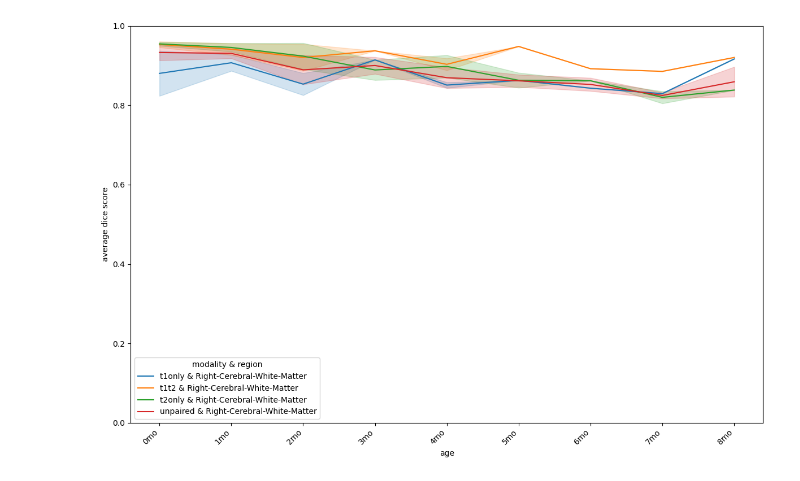
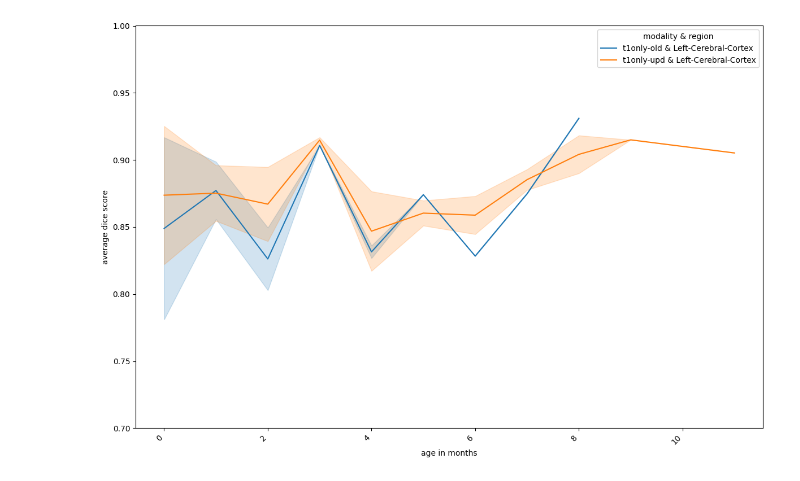
Before and after one commit to DCAN-Labs/SynthSeg, a Jupyter notebook: SynthSeg/dcan/paper/modality_by_age_comp.ipynb, the cells around one changed output. Drawn from its saved outputs; the diff is of its cells as text; code cells hidden in the pictures.

```diff
--- a/SynthSeg/dcan/paper/modality_by_age_comp.ipynb
+++ b/SynthSeg/dcan/paper/modality_by_age_comp.ipynb
@@ -124,4 +214,13 @@ Index(['subject', '3rd-Ventricle_t1t2', '4th-Ventricle_t1t2',
 # %%
-comb_results_only_cortex = comb_results[['subject', 'Left-Cerebral-White-Matter_t1t2', 'Left-Cerebral-Cortex_t1t2', 'Right-Cerebral-White-Matter_t1t2', 'Right-Cerebral-Cortex_t1t2', 'Left-Cerebral-White-Matter_t1only', 'Left-Cerebral-Cortex_t1only', 'Right-Cerebral-White-Matter_t1only', 'Right-Cerebral-Cortex_t1only', 'Left-Cerebral-White-Matter_t2only', 'Left-Cerebral-Cortex_t2only', 'Right-Cerebral-White-Matter_t2only', 'Right-Cerebral-Cortex_t2only','Left-Cerebral-White-Matter_unpaired', 'Left-Cerebral-Cortex_unpaired', 'Right-Cerebral-White-Matter_unpaired', 'Right-Cerebral-Cortex_unpaired']]
-comb_results_only_cortex
+#comb_results_only_cortex = comb_results[['subject', 'Left-Cerebral-White-Matter_t1t2', 'Left-Cerebral-Cortex_t1t2', 'Right-Cerebral-White-Matter_t1t2', 'Right-Cerebral-Cortex_t1t2', 'Left-Cerebral-White-Matter_t1only', 'Left-Cerebral-Cortex_t1only', 'Right-Cerebral-White-Matter_t1only', 'Right-Cerebral-Cortex_t1only', 'Left-Cerebral-White-Matter_t2only', 'Left-Cerebral-Cortex_t2only', 'Right-Cerebral-White-Matter_t2only', 'Right-Cerebral-Cortex_t2only','Left-Cerebral-White-Matter_unpaired', 'Left-Cerebral-Cortex_unpaired', 'Right-Cerebral-White-Matter_unpaired', 'Right-Cerebral-Cortex_unpaired']]
+comb_results_547v541_only_cortex = comb_results_547v541[['subject', 'Left-Cerebral-White-Matter_t1only-upd', 'Left-Cerebral-Cortex_t1only-upd', 'Right-Cerebral-White-Matter_t1only-upd', 'Right-Cerebral-Cortex_t1only-upd', 'Left-Cerebral-White-Matter_t1only-old', 'Left-Cerebral-Cortex_t1only-old', 'Right-Cerebral-White-Matter_t1only-old', 'Right-Cerebral-Cortex_t1only-old']]
+# comb_results_547v545_only_cortex = comb_results_547v545[['subject', 'Left-Cerebral-White-Matter_t1only-upd', 'Left-Cerebral-Cortex_t1only-upd', 'Right-Cerebral-White-Matter_t1only-upd', 'Right-Cerebral-Cortex_t1only-upd', 'Left-Cerebral-White-Matter_t1only-inc', 'Left-Cerebral-Cortex_t1only-inc', 'Right-Cerebral-White-Matter_t1only-inc', 'Right-Cerebral-Cortex_t1only-inc']]
+# comb_results_545v541_only_cortex = comb_results_545v541[['subject', 'Left-Cerebral-White-Matter_t1only-inc', 'Left-Cerebral-Cortex_t1only-inc', 'Right-Cerebral-White-Matter_t1only-inc', 'Right-Cerebral-Cortex_t1only-inc', 'Left-Cerebral-White-Matter_t1only-old', 'Left-Cerebral-Cortex_t1only-old', 'Right-Cerebral-White-Matter_t1only-old', 'Right-Cerebral-Cortex_t1only-old']]
+comb_results_547v541_only_cortex
+
+#comb_results_new_545v547_only_cortex = comb_results_new_545v547[['subject', 'Left-Cerebral-White-Matter_t1only-upd', 'Left-Cerebral-Cortex_t1only-upd', 'Right-Cerebral-White-Matter_t1only-upd', 'Right-Cerebral-Cortex_t1only-upd', 'Left-Cerebral-White-Matter_t1only-inc', 'Left-Cerebral-Cortex_t1only-inc', 'Right-Cerebral-White-Matter_t1only-inc', 'Right-Cerebral-Cortex_t1only-inc']]
+#comb_results_new_545v547_only_cortex
+
+# comb_results_548v542v544_only_cortex = comb_results_548v542v544[['subject', 'Left-Cerebral-White-Matter_t2only-v3', 'Left-Cerebral-Cortex_t2only-v3', 'Right-Cerebral-White-Matter_t2only-v3', 'Right-Cerebral-Cortex_t2only-v3', 'Left-Cerebral-White-Matter_t2only-v1', 'Left-Cerebral-Cortex_t2only-v1', 'Right-Cerebral-White-Matter_t2only-v1', 'Right-Cerebral-Cortex_t2only-v1', 'Left-Cerebral-White-Matter_t2only-v2', 'Left-Cerebral-Cortex_t2only-v2', 'Right-Cerebral-White-Matter_t2only-v2', 'Right-Cerebral-Cortex_t2only-v2']]
+# comb_results_548v542v544_only_cortex
 # %% [output]
@@ -141,5 +246,5 @@ comb_results_only_cortex
 # %%
-melted_df = comb_results_only_cortex.melt(id_vars=['subject'], var_name='temp', value_name='dice')
+melted_df = comb_results_547v541_only_cortex.melt(id_vars=['subject'], var_name='temp', value_name='dice')
 melted_df
 # %% [output]
 |  | subject | temp | dice |
@@ -192,5 +309,10 @@ melted_df
 # %%
-modalities = ['t1t2', 't1only', 't2only', 'unpaired']
+#modalities = ['t1t2', 't1only', 't2only', 'unpaired']
+#modalities = ['t2only', 't2only-old']
+#modalities = ['t1t2', 't1t2-old']
+#modalities = ['t1only-inc', 't1only-upd']
+#modalities = ['t2only-v1', 't2only-v2', 't2only-v3']
+modalities = ['t1only-upd', 't1only-old']
 regions = ['Left-Cerebral-White-Matter', 'Left-Cerebral-Cortex',
            'Right-Cerebral-White-Matter', 'Right-Cerebral-Cortex']
 
@@ -290,0 +419,5 @@ df_for_plot
+# %%
+# make sure any double digit age rows in df_for_plot are at are properly sorted in the plot (e.g. 10mo should come after 9mo, not between 1mo and 2mo)
+df_for_plot['age'] = df_for_plot['age'].str.extract(r'(\d+)').astype(int)
+df_for_plot = df_for_plot.sort_values(['modality', 'age'])
+df_for_plot
@@ -293,34 +444,34 @@ if df_for_plot is not None:
 
     colors = list(mcolors.TABLEAU_COLORS.values())
     color_values = {}
     for i, (modality, region) in enumerate(df_for_plot.groupby(['modality', 'region']).groups.keys()):
         color_values[f"{modality} & {region}"] = colors[i % len(colors)]
     # Create the plot
     plt.figure(figsize=(12, 8))
 
     for (modality, region), group in df_for_plot.groupby(['modality', 'region']):
         color_key = f"{modality} & {region}"
         color = color_values.get(color_key, 'gray')
         label = color_key
         plt.plot('age', 'dice_mean', data=group, color=color, label=label)
         plt.fill_between('age', 'ci_lower', 'ci_upper', data=group, color=color, alpha=0.2)
 
-    plt.xlabel('age')
+    plt.xlabel('age in months')
     plt.ylabel('average dice score')
     ax = plt.gca()
-    ax.set_ylim([0,1])
+    ax.set_ylim([0.7,1])
     #plt.title('average dice score by age for modality/region')
     plt.xticks(rotation=45, ha='right')
 
     handles, labels = plt.gca().get_legend_handles_labels()
     by_label = dict(zip(labels, handles))
     sorted_labels = sorted(by_label.keys(), key=lambda x: x)
     sorted_handles = [by_label[label] for label in sorted_labels]
     sorted_labels = sorted_labels
     plt.legend(sorted_handles, sorted_labels, title="modality & region")
 
     plt.tight_layout()
-    plt.savefig('/users/1/lundq163/rwm.png', dpi=300, bbox_inches='tight')
+    #plt.savefig('/users/1/lundq163/rwm.png', dpi=300, bbox_inches='tight')
     plt.show()
 # %% [output]
-[figure, old version]
+[figure, new version]
```
Also changed, not shown: parts of 32 cells of this notebook, 3 other files.
